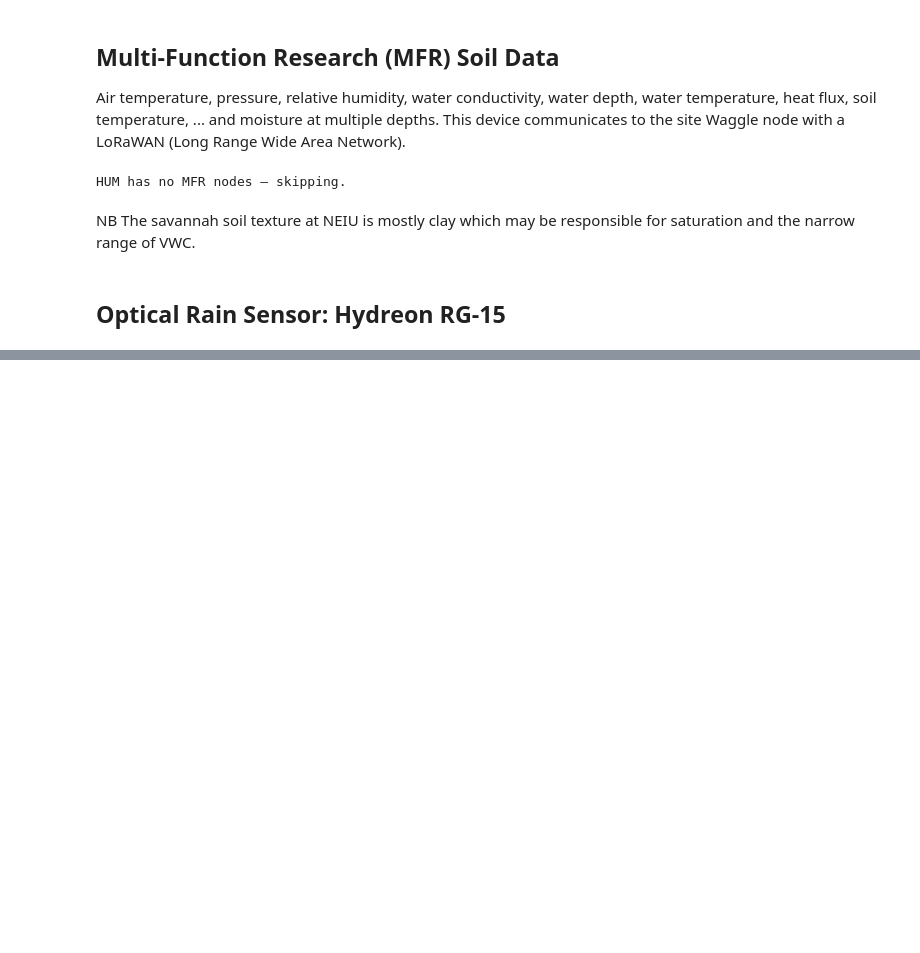
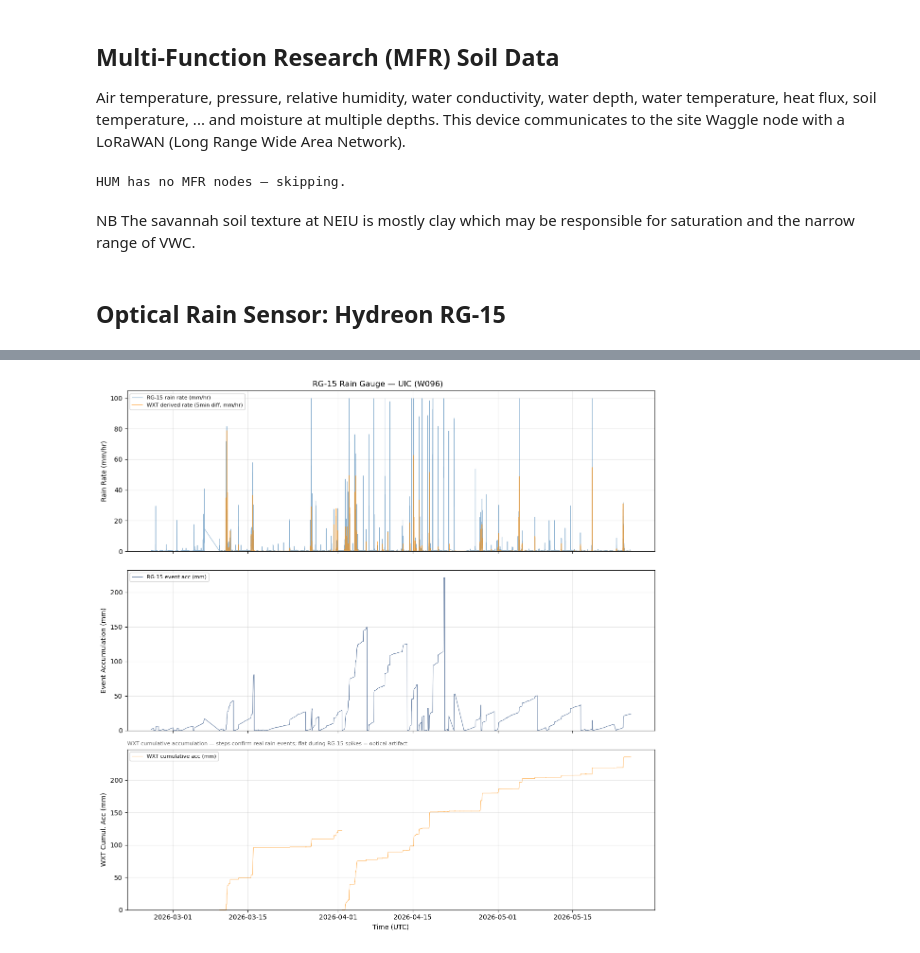
Before and after one commit to gregorywanderson/crocus, a Jupyter notebook: crocus_data_access.ipynb, the cells around one changed output, grey strips where cells are left out. Cells and saved outputs as stored; diff of their text form; code cells hidden in the pictures; blank space fills up the shorter version.

Commit message:
added WXT data to rainfall plot

```diff
--- a/crocus_data_access.ipynb
+++ b/crocus_data_access.ipynb
@@ -112,6 +112,6 @@ SHEDD    W09E  Shedd Aquarium
 UIC      W096  University of Illinois Chicago
 # %%
 # Set a SITE for use throughout the rest of this notebook.
-SITE = NEIU  # change this to CSU, UIC, NEIU, NU, BIG, etc. to query a different site
+SITE = UIC  # change this to CSU, UIC, NEIU, NU, BIG, etc. to query a different site
 print(f"Querying: {SITE.full_name} ({SITE.vsn})")
 # %% [output]
@@ -562,0 +527,90 @@ No rain events recorded at HUM in the last 30 days.
+# %%
+if SITE.has_raingauge:
+    # WXT rain.accumulation is a running total — finer resampling won't improve
+    # the derived rate since post-2026 WXT native resolution is already 5 min.
+    # Change WXT_RESAMPLE to '1min' or '2min' only if querying pre-2026 data.
+    WXT_RESAMPLE = "5min"
+
+    start, end = last_n_hours(24 * 90)  # last 30 days
+    rain = query_raingauge(SITE, start, end)  # native ~30s, no resampling
+
+    # Also pull WXT over the same window for rain cross-check
+    wxt_rain = pd.DataFrame()
+    if SITE.has_wxt:
+        wxt_rain = query_wxt(SITE, start, end, resample=WXT_RESAMPLE)
+
+    if rain.empty:
+        print(f"No rain events recorded at {SITE.abbr} in the last 30 days.")
+    else:
+        has_wxt_rain = (
+            not wxt_rain.empty
+            and "rain" in wxt_rain.columns
+            and wxt_rain["rain"].notna().any()
+        )
+
+        # Derive WXT rain rate from accumulation diff (mm per interval → mm/hr)
+        if has_wxt_rain:
+            interval_minutes = pd.tseries.frequencies.to_offset(WXT_RESAMPLE).nanos / 6e10
+            wxt_rain["rain_rate"] = (
+                wxt_rain["rain"]
+                .diff()
+                .clip(lower=0)          # drop negative diffs (counter resets)
+                / (interval_minutes / 60)
+            )
+
+        nrows = 3 if has_wxt_rain else 2
+        fig, axes = plt.subplots(nrows, 1, figsize=(12, 4 * nrows), sharex=True)
+        ax1, ax2 = axes[0], axes[1]
+        ax3 = axes[2] if has_wxt_rain else None
+
+        # --- Panel 1: RG-15 rain rate + WXT derived rate ---
+        ax1.plot(rain.index, rain["rint"],
+                 color="steelblue", linewidth=0.8, alpha=0.6,
+                 label="RG-15 rain rate (mm/hr)")
+        if has_wxt_rain:
+            ax1.plot(wxt_rain.index, wxt_rain["rain_rate"],
+                     color="darkorange", linewidth=1.2, alpha=0.6,
+                     label=f"WXT derived rate ({WXT_RESAMPLE} diff, mm/hr)")
+        ax1.set_ylabel("Rain Rate (mm/hr)")
+        ax1.legend(loc="upper left", fontsize=8)
+        ax1.set_ylim(bottom=0)
+        ax1.grid(True, alpha=0.3)
+
+        # --- Panel 2: RG-15 event accumulation ---
+        ax2.plot(rain.index, rain["event_acc"],
+                 color="#08306b", linewidth=0.8, alpha=0.6,
+                 label="RG-15 event acc (mm)")
+        ax2.set_ylabel("Event Accumulation (mm)")
+        ax2.legend(loc="upper left", fontsize=8)
+        ax2.set_ylim(bottom=0)
+        ax2.grid(True, alpha=0.3)
+
+        # --- Panel 3: WXT cumulative accumulation ---
+        if has_wxt_rain:
+            ax3.plot(wxt_rain.index, wxt_rain["rain"],
+                     color="darkorange", linewidth=0.8, alpha=0.6,
+                     label="WXT cumulative acc (mm)")
+            ax3.set_ylabel("WXT Cumul. Acc (mm)")
+            ax3.set_xlabel("Time (UTC)")
+            ax3.legend(loc="upper left", fontsize=8)
+            ax3.set_ylim(bottom=0)
+            ax3.grid(True, alpha=0.3)
+            ax3.set_title(
+                "WXT cumulative accumulation — steps confirm real rain events; "
+                "flat during RG-15 spikes = optical artifact",
+                fontsize=8, loc="left", color="0.4"
+            )
+        else:
+            ax2.set_xlabel("Time (UTC)")
+            if SITE.has_wxt:
+                print("WXT data returned no rain column — skipping cross-check panel.")
+
+        fig.suptitle(f"RG-15 Rain Gauge — {SITE.abbr} ({SITE.vsn})", fontsize=12)
+        fig.tight_layout()
+        plt.savefig(f"figures/{SITE.abbr}_rain.png", dpi=150, bbox_inches="tight")
+        plt.show()
+
+else:
+    print(f"{SITE.abbr} has no rain gauge configured.")
+# %% [output]
+[figure, added]
```
Also changed, not shown: parts of 3 cells of this notebook.
